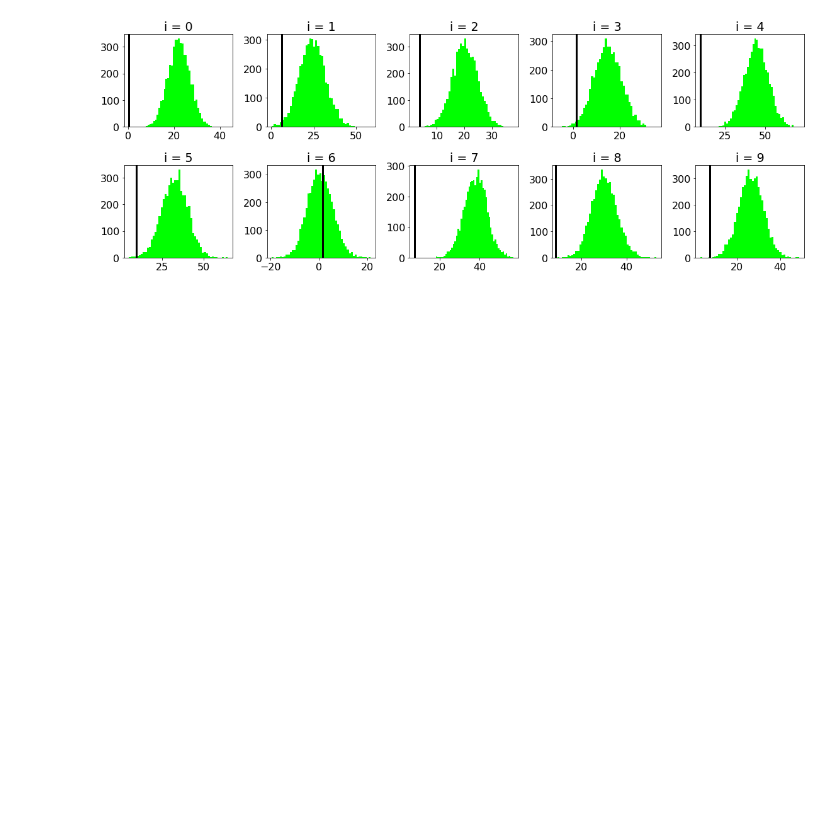
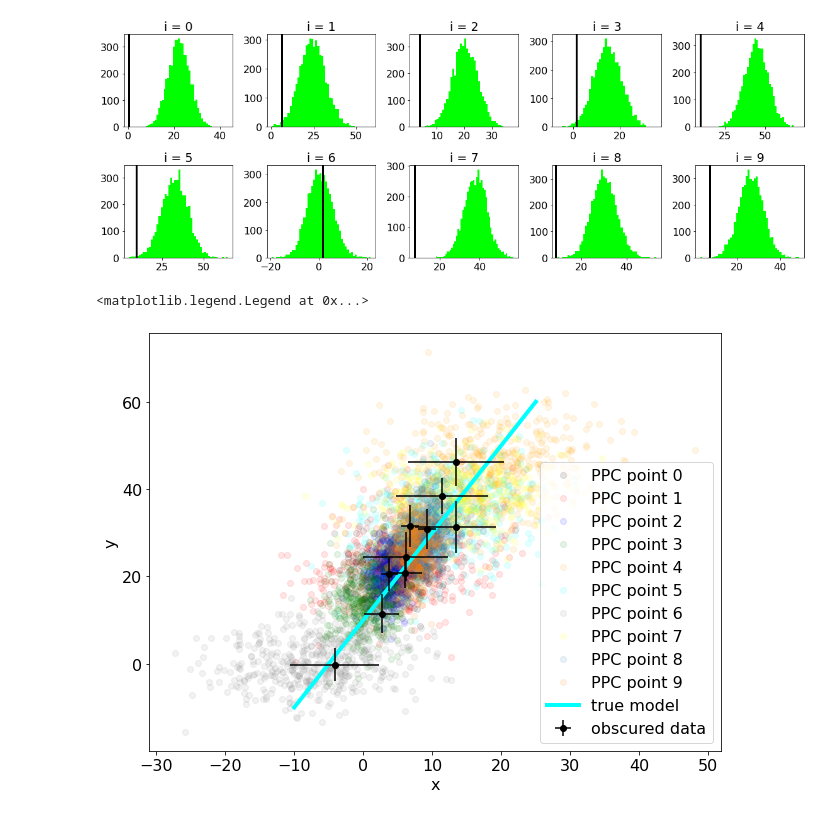
Before and after one commit to tsiegert/for-students, a Jupyter notebook: misc/Fitting_XY_with_errors.ipynb, the cells around one changed output. Drawn from its saved outputs; the diff is of its cells as text; code cells hidden in the pictures; blank space fills up the shorter version.

Commit message:
added another plot

```diff
--- a/misc/Fitting_XY_with_errors.ipynb
+++ b/misc/Fitting_XY_with_errors.ipynb
@@ -331,3 +331,22 @@ for i in range(N_obs):
 plt.tight_layout()
 # %% [output]
 [figure]
+# %%
+# ppc plot
+plt.figure(figsize=(10.24,7.68))
+
+plt.errorbar(x_obs,y_obs,xerr=sigma_x,yerr=sigma_y,marker='o',linestyle='',color='black',label='obscured data',zorder=100)
+
+for i in range(N_obs):
+    plt.plot(chain['ppc_x'][::10,i],chain['ppc_y'][::10,i],
+             marker='o',alpha=0.1,linestyle='',label='PPC point {0}'.format(i))
+
+plt.plot(x_model,a+x_model*b,color='cyan',linewidth=4,label='true model')
+
+plt.xlabel('x')
+plt.ylabel('y')
+
+plt.legend()
+# %% [output]
+<matplotlib.legend.Legend at 0x...>
+[figure, added]
```
